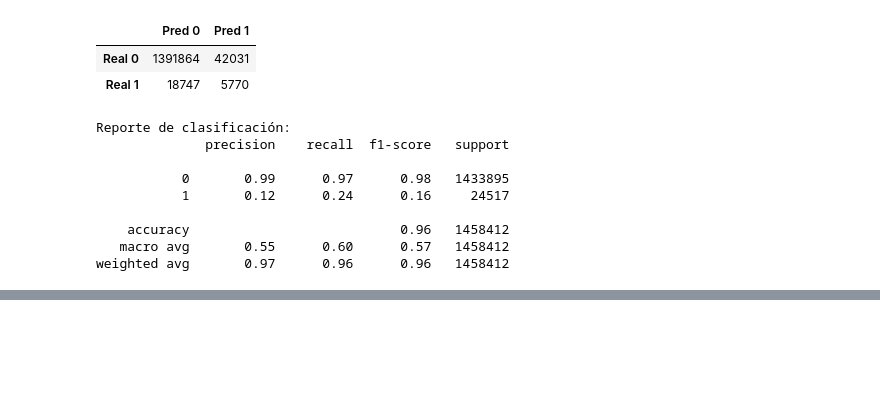
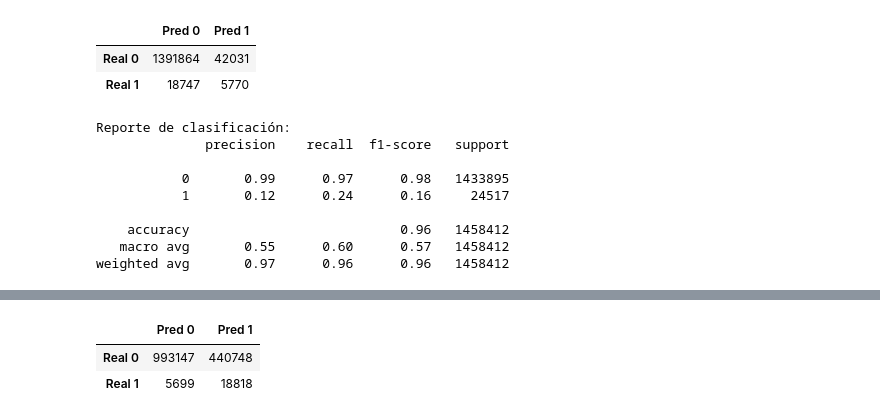
Before and after one commit to juanvilla23/AprendizajeMaquina, a Jupyter notebook: Modelado/modeladoHistGradientBoosting.ipynb, the cells around one changed output, grey strips where cells are left out. Saved outputs shown, nothing was run; the diff lists cells and outputs as text; code cells hidden in the pictures; blank space fills up the shorter version.

```diff
--- a/Modelado/modeladoHistGradientBoosting.ipynb
+++ b/Modelado/modeladoHistGradientBoosting.ipynb
@@ -368,0 +603,88 @@ Métricas HGB guardadas en: C:\Users\camil\OneDrive\Documentos\Aprendizaje de Ma
+# %%
+# =========================================================
+# CHUNK — ENTRENAR HGB FINAL CON MEJORES HIPERPARÁMETROS
+# =========================================================
+
+import pandas as pd
+import numpy as np
+
+from sklearn.ensemble import HistGradientBoostingClassifier
+from sklearn.metrics import (
+    accuracy_score,
+    precision_score,
+    recall_score,
+    f1_score,
+    confusion_matrix,
+    classification_report,
+    average_precision_score,
+    roc_auc_score
+)
+
+# Mejor configuración encontrada en tuning
+modelo_hgb_tuned = HistGradientBoostingClassifier(
+    max_iter=200,
+    learning_rate=0.06,
+    max_leaf_nodes=31,
+    min_samples_leaf=20,
+    l2_regularization=0.1,
+    random_state=42,
+    early_stopping=True
+)
+
+print("="*70)
+print("ENTRENANDO HGB FINAL CON MEJORES HIPERPARÁMETROS")
+print("="*70)
+
+modelo_hgb_tuned.fit(X_train_bal, y_train_bal)
+
+print("Modelo HGB final entrenado correctamente.")
+
+# Predicción sobre test por chunks (test no cabe entero en memoria)
+print("\nPrediciendo test por chunks (HGB tuned)...")
+y_true_all = []
+y_proba_all = []
+for i, (X_c, y_c, _) in enumerate(iter_test_chunks()):
+    y_proba_all.append(modelo_hgb_tuned.predict_proba(X_c)[:, 1])
+    y_true_all.append(y_c.to_numpy())
+    if (i + 1) % 5 == 0:
+        print(f"  chunk {i + 1}...")
+
+y_test = np.concatenate(y_true_all)
+y_proba_hgb_tuned = np.concatenate(y_proba_all)
+
+print(f"Test concatenado: {len(y_test):,} filas")
+
+# Evaluación inicial con umbral 0.50
+UMBRAL_INICIAL = 0.50
+y_pred_hgb_tuned = (y_proba_hgb_tuned >= UMBRAL_INICIAL).astype(int)
+
+accuracy = accuracy_score(y_test, y_pred_hgb_tuned)
+precision = precision_score(y_test, y_pred_hgb_tuned, zero_division=0)
+recall = recall_score(y_test, y_pred_hgb_tuned, zero_division=0)
+f1 = f1_score(y_test, y_pred_hgb_tuned, zero_division=0)
+pr_auc = average_precision_score(y_test, y_proba_hgb_tuned)
+roc_auc = roc_auc_score(y_test, y_proba_hgb_tuned)
+
+print("\n" + "="*70)
+print("RESULTADOS HGB TUNED — TEST REAL — UMBRAL 0.50")
+print("="*70)
+
+print(f"Accuracy:  {accuracy:.4f}")
+print(f"Precision: {precision:.4f}")
+print(f"Recall:    {recall:.4f}")
+print(f"F1-score:  {f1:.4f}")
+print(f"PR-AUC:    {pr_auc:.4f}")
+print(f"ROC-AUC:   {roc_auc:.4f}")
+
+cm = confusion_matrix(y_test, y_pred_hgb_tuned)
+
+print("\nMatriz de confusión:")
+display(pd.DataFrame(
+    cm,
+    index=["Real 0", "Real 1"],
+    columns=["Pred 0", "Pred 1"]
+))
+
+print("\nReporte de clasificación:")
+print(classification_report(y_test, y_pred_hgb_tuned, zero_division=0))
+# %% [output]
@@ -368,0 +711,3 @@ Métricas HGB guardadas en: C:\Users\camil\OneDrive\Documentos\Aprendizaje de Ma
+|  | Pred 0 | Pred 1 |
+| Real 0 | 993147 | 440748 |
+| Real 1 | 5699 | 18818 |
```
Also changed, not shown: parts of 4 cells of this notebook, 6 other files.
